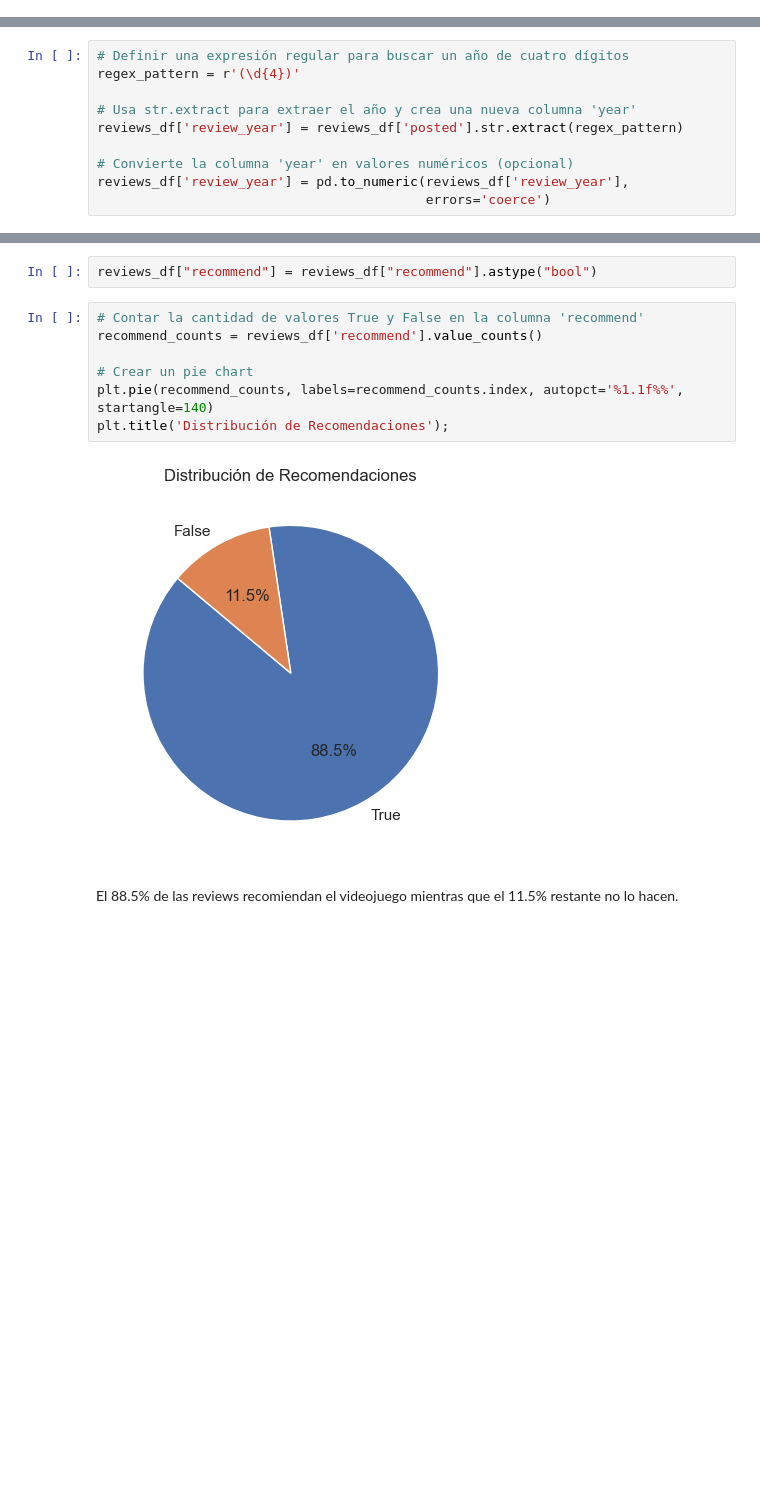
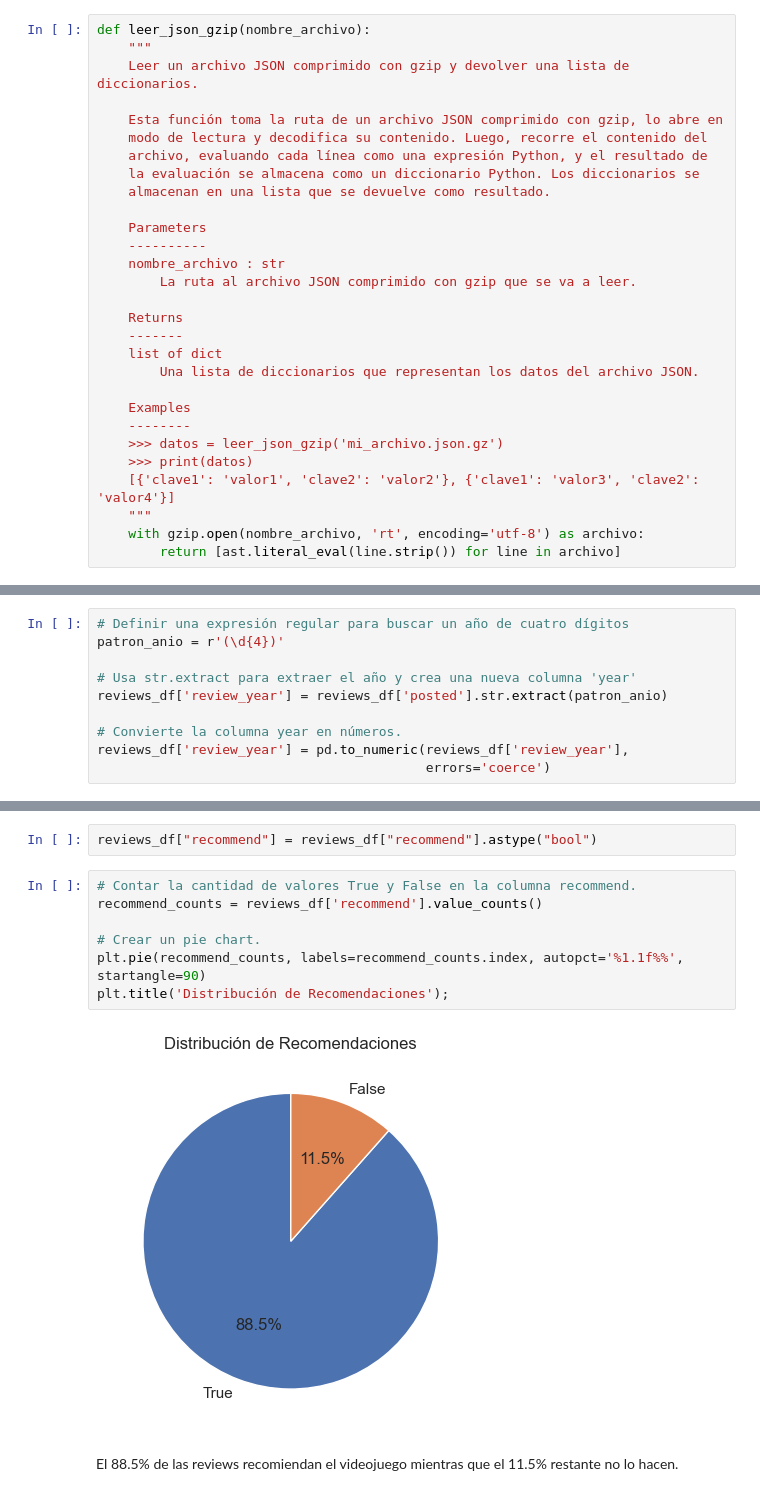
Before and after one commit to dsdrajlin/PI-MLOPs, a Jupyter notebook: ETL.ipynb, the cells around one changed output, grey strips where cells are left out. Saved outputs shown, nothing was run; the diff lists cells and outputs as text; blank space fills up the shorter version.

```diff
--- a/ETL.ipynb
+++ b/ETL.ipynb
@@ -714 +790,30 @@ def leer_json_gzip(nombre_archivo):
+# %%
+def leer_json_gzip(nombre_archivo):
+    """
+    Leer un archivo JSON comprimido con gzip y devolver una lista de diccionarios.
+
+    Esta función toma la ruta de un archivo JSON comprimido con gzip, lo abre en
+    modo de lectura y decodifica su contenido. Luego, recorre el contenido del
+    archivo, evaluando cada línea como una expresión Python, y el resultado de
+    la evaluación se almacena como un diccionario Python. Los diccionarios se
+    almacenan en una lista que se devuelve como resultado.
+
+    Parameters
+    ----------
+    nombre_archivo : str
+        La ruta al archivo JSON comprimido con gzip que se va a leer.
+
+    Returns
+    -------
+    list of dict
+        Una lista de diccionarios que representan los datos del archivo JSON.
+
+    Examples
+    --------
+    >>> datos = leer_json_gzip('mi_archivo.json.gz')
+    >>> print(datos)
+    [{'clave1': 'valor1', 'clave2': 'valor2'}, {'clave1': 'valor3', 'clave2': 'valor4'}]
+    """
+    with gzip.open(nombre_archivo, 'rt', encoding='utf-8') as archivo:
+        return [ast.literal_eval(line.strip()) for line in archivo]
 # %%
@@ -875,12 +993,12 @@ Vemos que la gran mayoría de los usuarios ha hecho 1 sola review y que este nú
 Esta es la fecha en la que fue hecha la review. De aquí solo nos interesa el año por lo que procederemos a extraerlo.
 # %%
 # Definir una expresión regular para buscar un año de cuatro dígitos
-regex_pattern = r'(\d{4})'
+patron_anio = r'(\d{4})'
 
 # Usa str.extract para extraer el año y crea una nueva columna 'year'
-reviews_df['review_year'] = reviews_df['posted'].str.extract(regex_pattern)
+reviews_df['review_year'] = reviews_df['posted'].str.extract(patron_anio)
 
-# Convierte la columna 'year' en valores numéricos (opcional)
+# Convierte la columna year en números.
 reviews_df['review_year'] = pd.to_numeric(reviews_df['review_year'],
                                           errors='coerce')
 # %%
@@ -967,14 +1090,14 @@ Esta columna indica si el usuario recomienda o no el videojuego y debe ser de ti
 # %%
 reviews_df["recommend"] = reviews_df["recommend"].astype("bool")
 # %%
-# Contar la cantidad de valores True y False en la columna 'recommend'
+# Contar la cantidad de valores True y False en la columna recommend.
 recommend_counts = reviews_df['recommend'].value_counts()
 
-# Crear un pie chart
-plt.pie(recommend_counts, labels=recommend_counts.index, autopct='%1.1f%%', startangle=140)
+# Crear un pie chart.
+plt.pie(recommend_counts, labels=recommend_counts.index, autopct='%1.1f%%', startangle=90)
 plt.title('Distribución de Recomendaciones');
 # %% [output]
-[figure, old version]
+[figure, new version]
 # %% [markdown]
 El 88.5% de las reviews recomiendan el videojuego mientras que el 11.5% restante no lo hacen.
 # %% [markdown]
```
Also changed, not shown: parts of 147 cells of this notebook, 1 other file.
